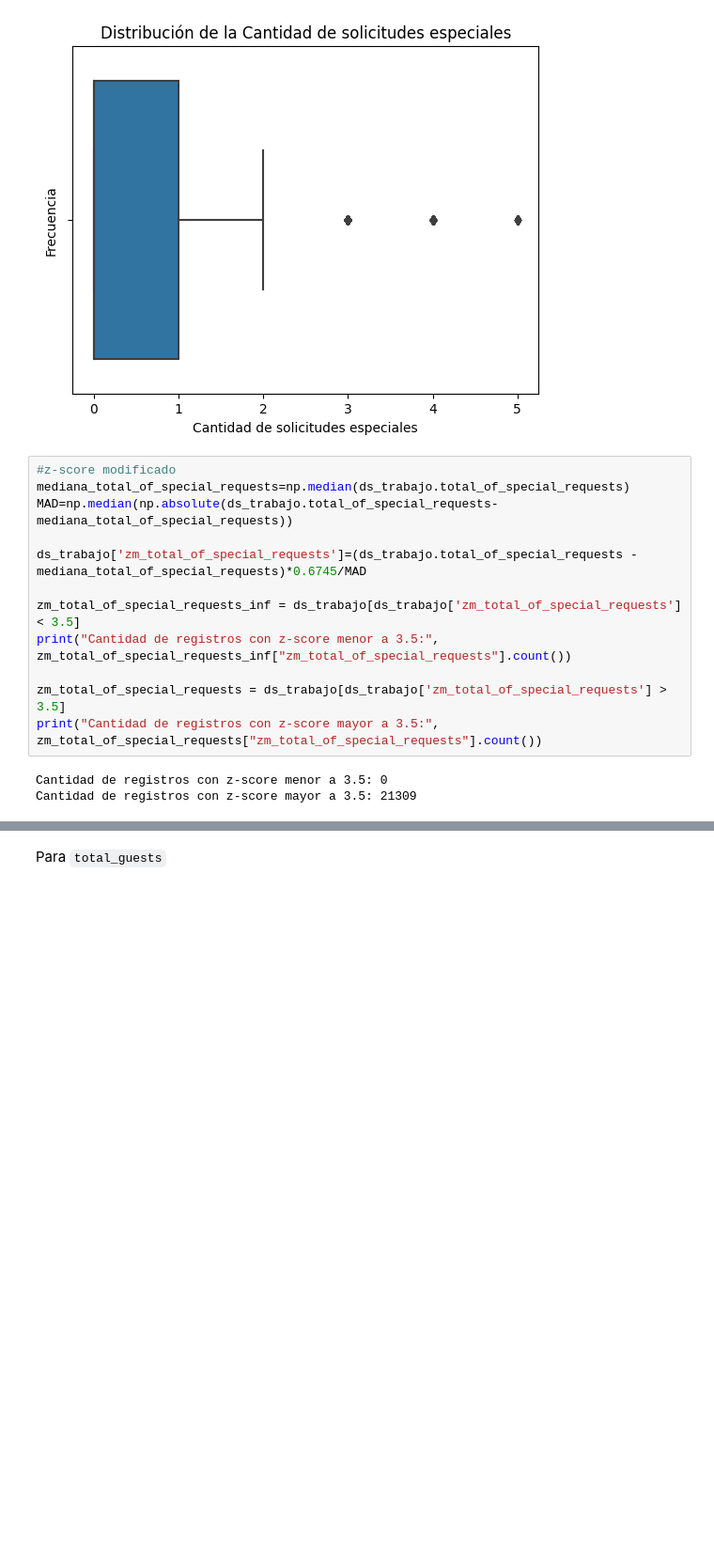
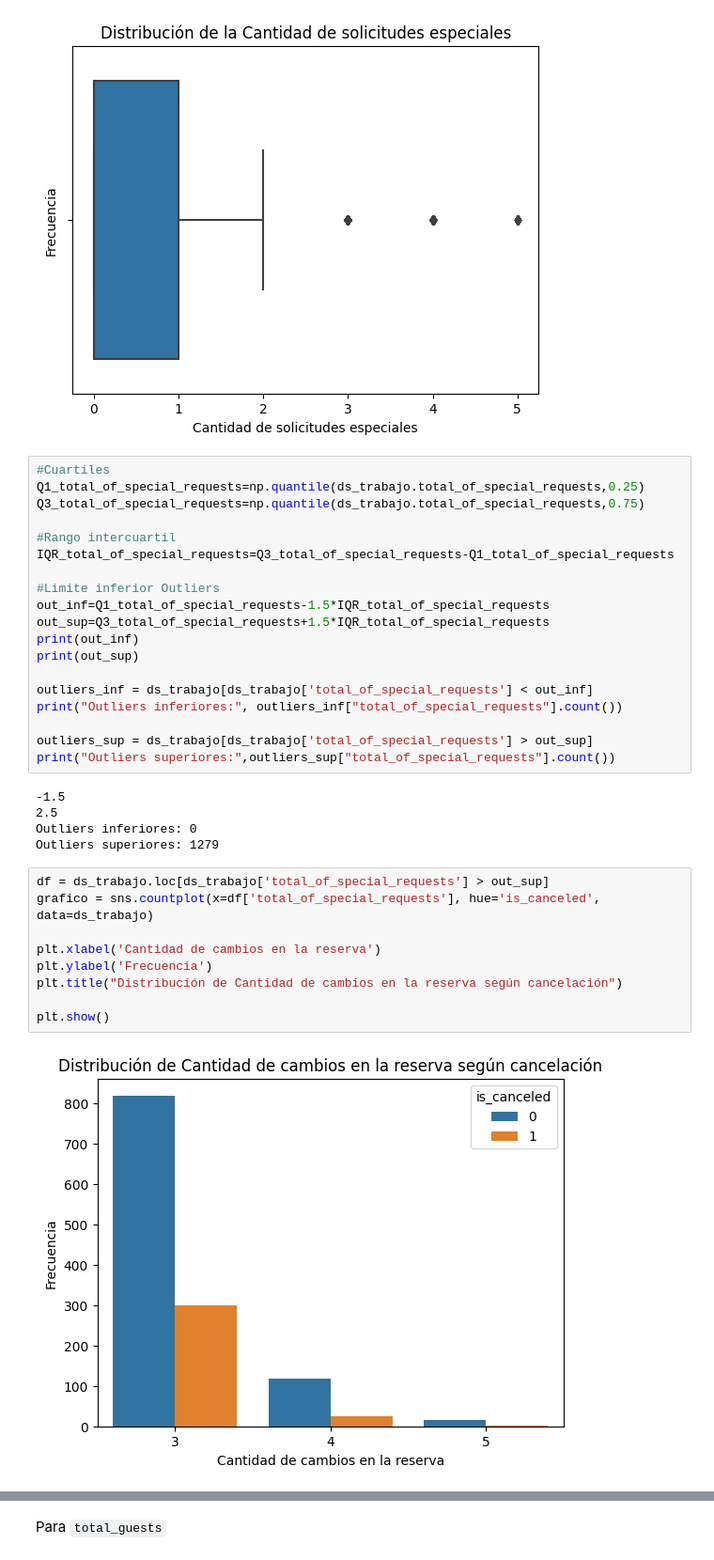
Before and after one commit to mrinkspot/Data-Science-and-Machine-Learning-Projects, a Jupyter notebook: notebook_2.ipynb, the cells around one changed output, grey strips where cells are left out. Shown at 94% size. Cells and saved outputs as stored; diff of their text form; blank space fills up the shorter version.

```diff
--- a/notebook_2.ipynb
+++ b/notebook_2.ipynb
@@ -470,18 +452,38 @@ plt.title('Distribución de la Cantidad de solicitudes especiales')
 plt.show()
 # %% [output]
 [figure]
-# %%
-#z-score modificado
-mediana_total_of_special_requests=np.median(ds_trabajo.total_of_special_requests)
-MAD=np.median(np.absolute(ds_trabajo.total_of_special_requests-mediana_total_of_special_requests))
-
-ds_trabajo['zm_total_of_special_requests']=(ds_trabajo.total_of_special_requests - mediana_total_of_special_requests)*0.6745/MAD
-
-zm_total_of_special_requests_inf = ds_trabajo[ds_trabajo['zm_total_of_special_requests'] < 3.5]
-print("Cantidad de registros con z-score menor a 3.5:", zm_total_of_special_requests_inf["zm_total_of_special_requests"].count())
-
-zm_total_of_special_requests = ds_trabajo[ds_trabajo['zm_total_of_special_requests'] > 3.5]
-print("Cantidad de registros con z-score mayor a 3.5:", zm_total_of_special_requests["zm_total_of_special_requests"].count())
-# %% [output]
-Cantidad de registros con z-score menor a 3.5: 0
-Cantidad de registros con z-score mayor a 3.5: 21309
+# %%
+#Cuartiles
+Q1_total_of_special_requests=np.quantile(ds_trabajo.total_of_special_requests,0.25)
+Q3_total_of_special_requests=np.quantile(ds_trabajo.total_of_special_requests,0.75)
+
+#Rango intercuartil
+IQR_total_of_special_requests=Q3_total_of_special_requests-Q1_total_of_special_requests
+
+#Limite inferior Outliers
+out_inf=Q1_total_of_special_requests-1.5*IQR_total_of_special_requests
+out_sup=Q3_total_of_special_requests+1.5*IQR_total_of_special_requests
+print(out_inf)
+print(out_sup)
+
+outliers_inf = ds_trabajo[ds_trabajo['total_of_special_requests'] < out_inf]
+print("Outliers inferiores:", outliers_inf["total_of_special_requests"].count())
+
+outliers_sup = ds_trabajo[ds_trabajo['total_of_special_requests'] > out_sup]
+print("Outliers superiores:",outliers_sup["total_of_special_requests"].count())
+# %% [output]
+-1.5
+2.5
+Outliers inferiores: 0
+Outliers superiores: 1279
+# %%
+df = ds_trabajo.loc[ds_trabajo['total_of_special_requests'] > out_sup]
+grafico = sns.countplot(x=df['total_of_special_requests'], hue='is_canceled', data=ds_trabajo)
+
+plt.xlabel('Cantidad de cambios en la reserva')
+plt.ylabel('Frecuencia')
+plt.title("Distribución de Cantidad de cambios en la reserva según cancelación")
+
+plt.show()
+# %% [output]
+[figure, added]
```
Also changed, not shown: parts of 23 cells of this notebook, 1 other file.
